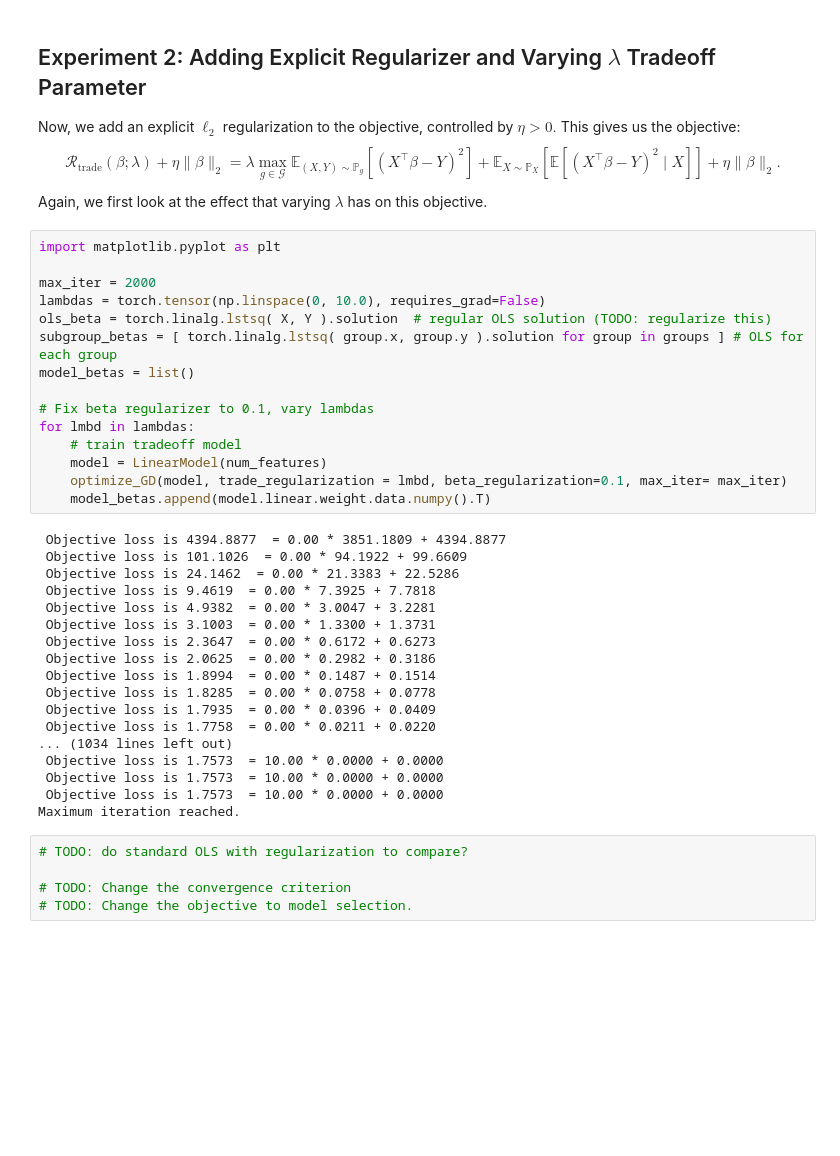
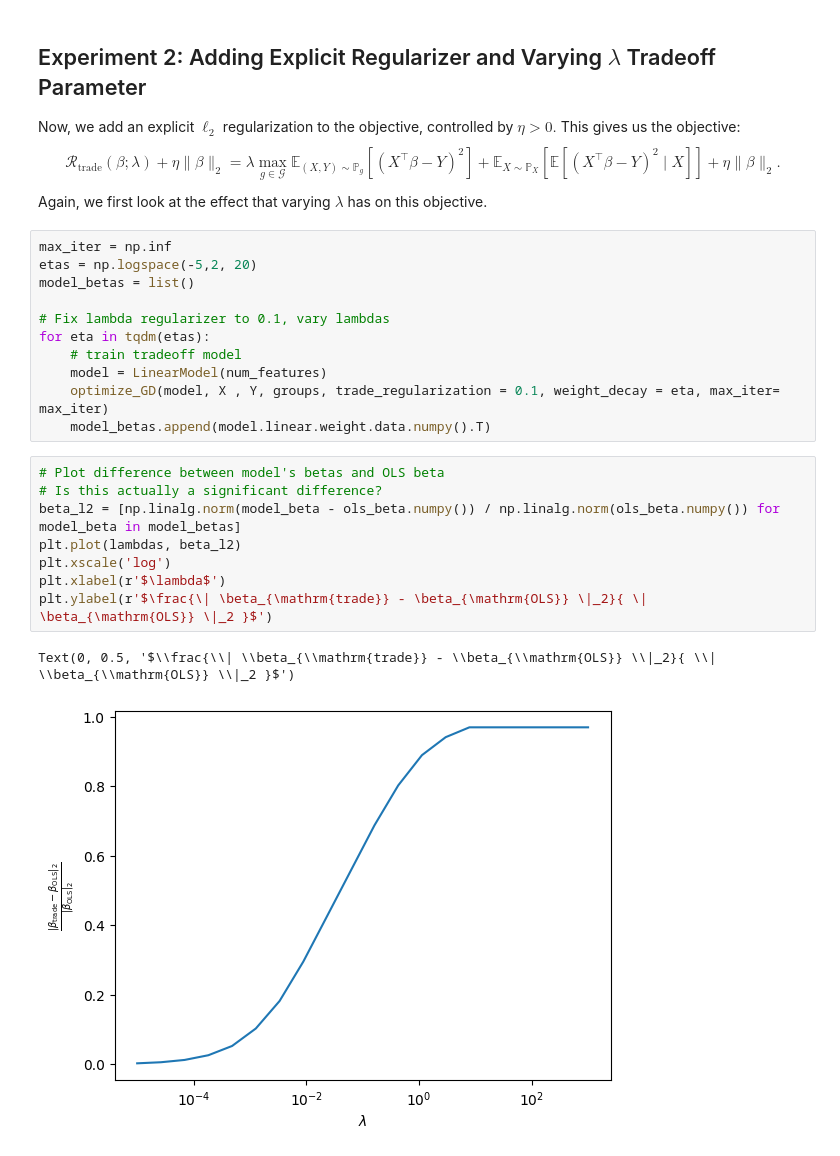
Before and after one commit to essdeee/overparam_dro, a Jupyter notebook: main.ipynb, the cells around one changed output. Cells and saved outputs as stored; diff of their text form; blank space fills up the shorter version.

```diff
--- a/main.ipynb
+++ b/main.ipynb
@@ -291,40 +319,24 @@ $$
 $$
 Again, we first look at the effect that varying $\lambda$ has on this objective.
 # %%
-import matplotlib.pyplot as plt
-
-max_iter = 2000
-lambdas = torch.tensor(np.linspace(0, 10.0), requires_grad=False)
-ols_beta = torch.linalg.lstsq( X, Y ).solution  # regular OLS solution (TODO: regularize this)
-subgroup_betas = [ torch.linalg.lstsq( group.x, group.y ).solution for group in groups ] # OLS for each group
+max_iter = np.inf
+etas = np.logspace(-5,2, 20)
 model_betas = list()
 
-# Fix beta regularizer to 0.1, vary lambdas
-for lmbd in lambdas:
+# Fix lambda regularizer to 0.1, vary lambdas
+for eta in tqdm(etas):
     # train tradeoff model
     model = LinearModel(num_features)
-    optimize_GD(model, trade_regularization = lmbd, beta_regularization=0.1, max_iter= max_iter)
+    optimize_GD(model, X , Y, groups, trade_regularization = 0.1, weight_decay = eta, max_iter= max_iter)
     model_betas.append(model.linear.weight.data.numpy().T)
-# %% [output]
- Objective loss is 4394.8877  = 0.00 * 3851.1809 + 4394.8877
- Objective loss is 101.1026  = 0.00 * 94.1922 + 99.6609
- Objective loss is 24.1462  = 0.00 * 21.3383 + 22.5286
- Objective loss is 9.4619  = 0.00 * 7.3925 + 7.7818
- Objective loss is 4.9382  = 0.00 * 3.0047 + 3.2281
- Objective loss is 3.1003  = 0.00 * 1.3300 + 1.3731
- Objective loss is 2.3647  = 0.00 * 0.6172 + 0.6273
- Objective loss is 2.0625  = 0.00 * 0.2982 + 0.3186
- Objective loss is 1.8994  = 0.00 * 0.1487 + 0.1514
- Objective loss is 1.8285  = 0.00 * 0.0758 + 0.0778
- Objective loss is 1.7935  = 0.00 * 0.0396 + 0.0409
- Objective loss is 1.7758  = 0.00 * 0.0211 + 0.0220
-... (1034 lines left out)
- Objective loss is 1.7573  = 10.00 * 0.0000 + 0.0000
- Objective loss is 1.7573  = 10.00 * 0.0000 + 0.0000
- Objective loss is 1.7573  = 10.00 * 0.0000 + 0.0000
-Maximum iteration reached.
-# %%
-# TODO: do standard OLS with regularization to compare?
-
-# TODO: Change the convergence criterion
-# TODO: Change the objective to model selection.
+# %%
+# Plot difference between model's betas and OLS beta
+# Is this actually a significant difference?
+beta_l2 = [np.linalg.norm(model_beta - ols_beta.numpy()) / np.linalg.norm(ols_beta.numpy()) for model_beta in model_betas]
+plt.plot(lambdas, beta_l2)
+plt.xscale('log')
+plt.xlabel(r'$\lambda$')
+plt.ylabel(r'$\frac{\| \beta_{\mathrm{trade}} - \beta_{\mathrm{OLS}} \|_2}{ \| \beta_{\mathrm{OLS}} \|_2 }$')
+# %% [output]
+Text(0, 0.5, '$\\frac{\\| \\beta_{\\mathrm{trade}} - \\beta_{\\mathrm{OLS}} \\|_2}{ \\| \\beta_{\\mathrm{OLS}} \\|_2 }$')
+[figure, added]
```
Also changed, not shown: parts of 10 cells of this notebook.
